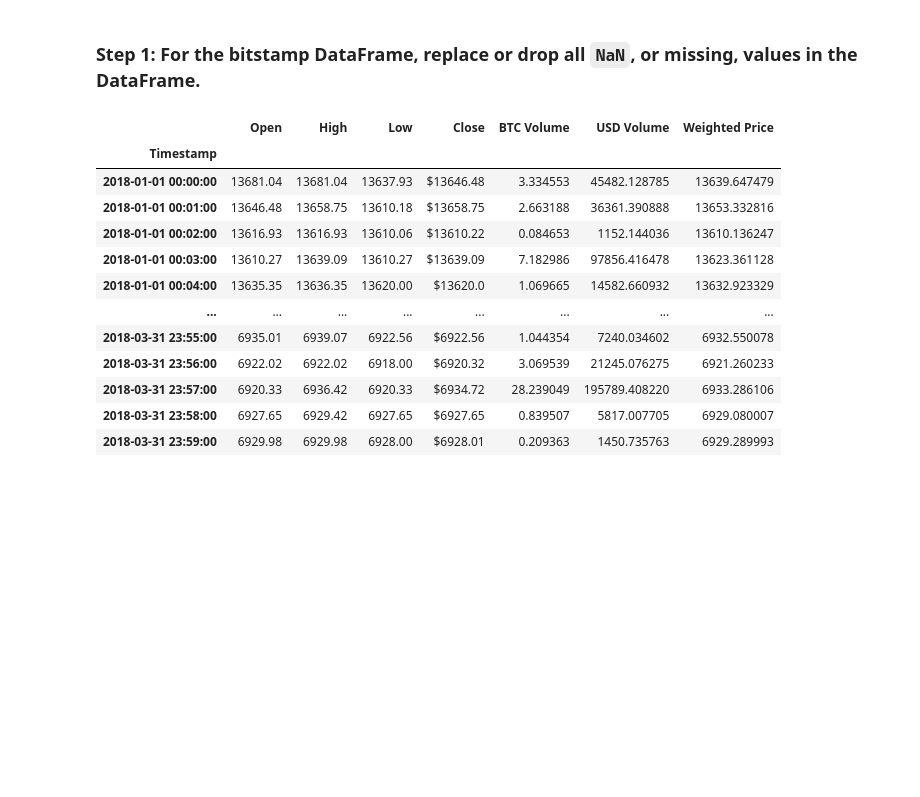
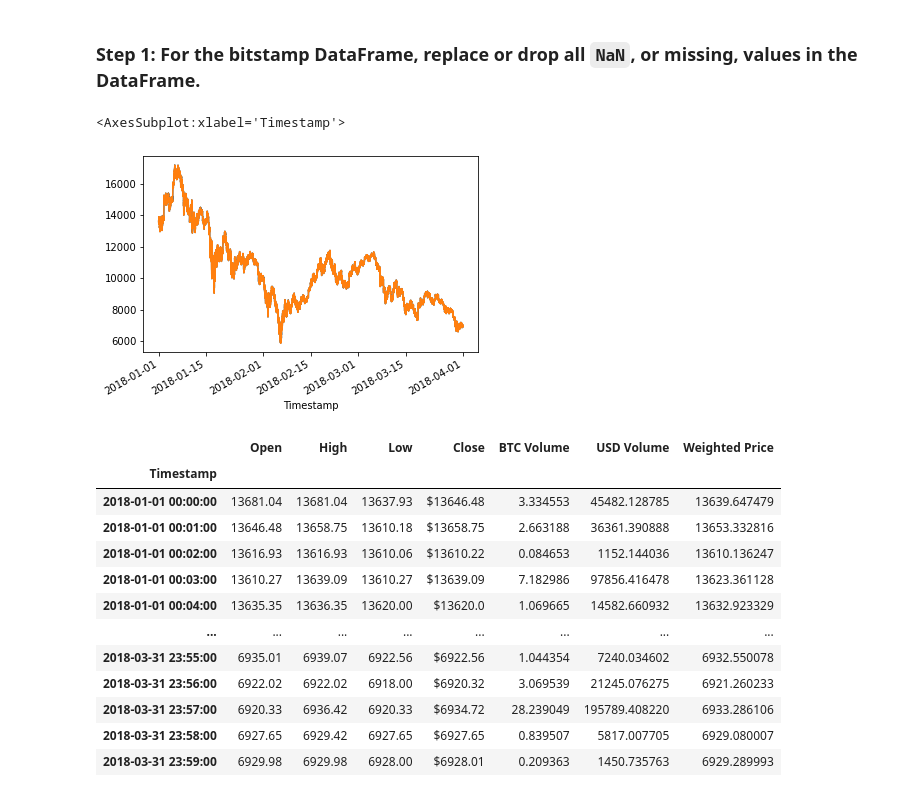
Before and after one commit to Lightboy6/mod3_final, a Jupyter notebook: crypto_arbitrage.ipynb, the cells around one changed output. Cells and saved outputs as stored; diff of their text form; code cells hidden in the pictures; blank space fills up the shorter version.

Commit message:
graph

```diff
--- a/crypto_arbitrage.ipynb
+++ b/crypto_arbitrage.ipynb
@@ -168,6 +168,12 @@ To prepare and clean your data for analysis, complete the following steps:
 5. Repeat Steps 1–4 for the coinbase DataFrame.
 # %% [markdown]
 ### Step 1: For the bitstamp DataFrame, replace or drop all `NaN`, or missing, values in the DataFrame.
+# %%
+ax = coin_open.plot()
+coin_close.plot(ax = ax)
+# %% [output]
+<AxesSubplot:xlabel='Timestamp'>
+[figure, added]
 # %%
 # For the bitstamp DataFrame, replace or drop all NaNs or missing values in the DataFrame
 # YOUR CODE HERE
```
